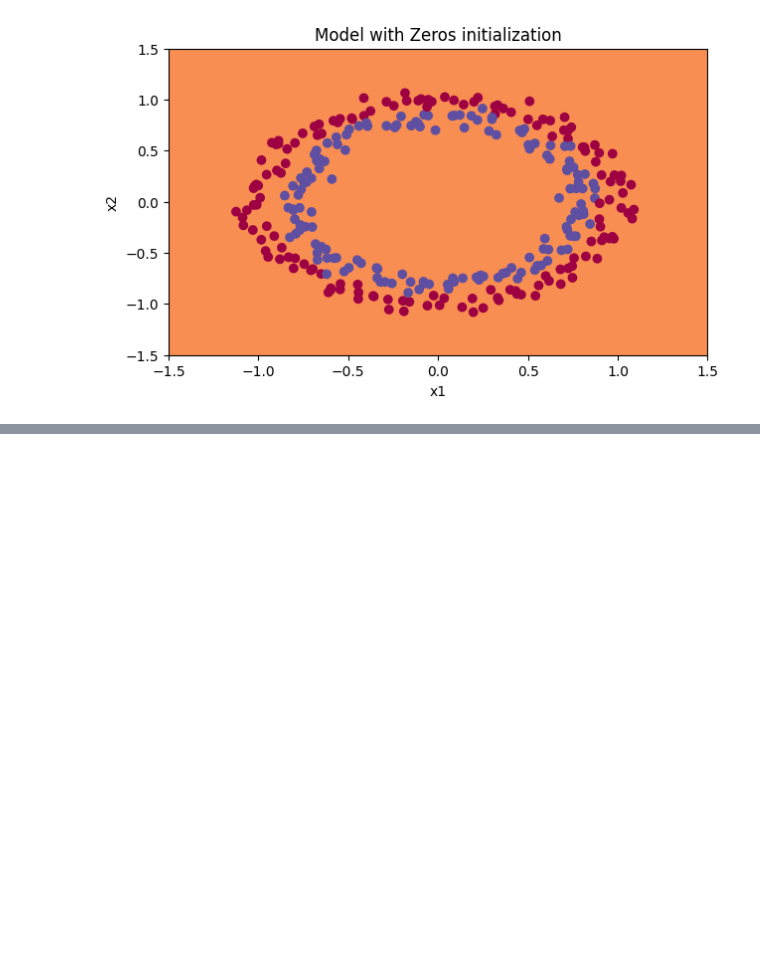
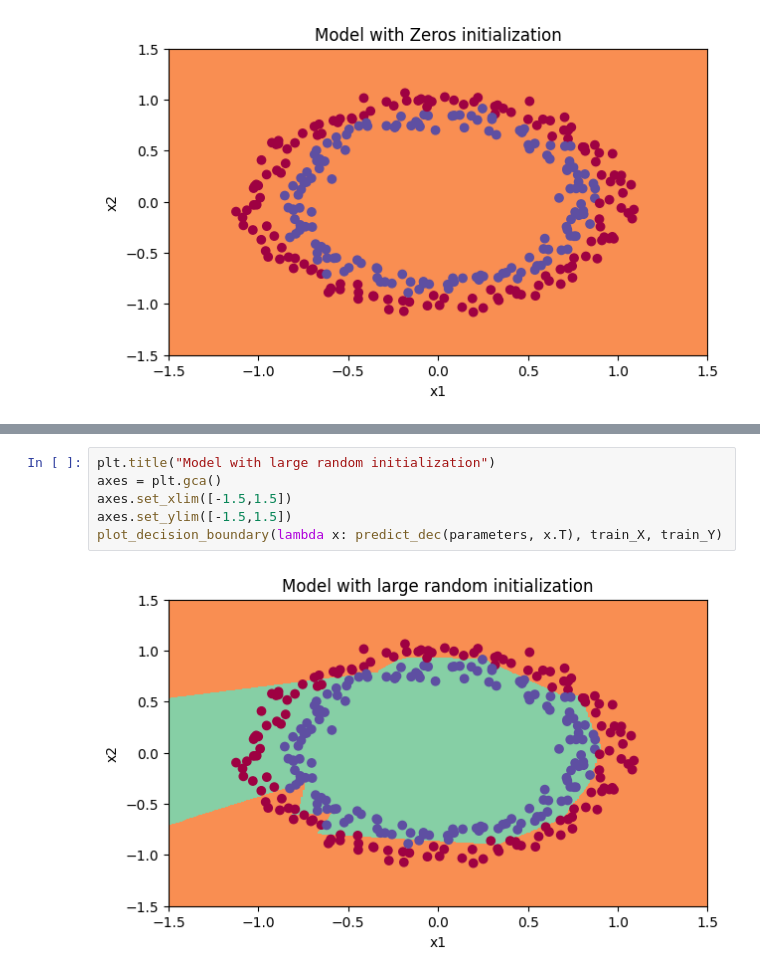
Before and after one commit to isthismanas/Initializing_Parameters, a Jupyter notebook: Initialization.ipynb, the cells around one changed output, grey strips where cells are left out. Saved outputs shown, nothing was run; the diff lists cells and outputs as text; blank space fills up the shorter version.

```diff
--- a/Initialization.ipynb
+++ b/Initialization.ipynb
@@ -135,0 +187,8 @@ plot_decision_boundary(lambda x: predict_dec(parameters, x.T), train_X, train_Y)
+# %%
+plt.title("Model with large random initialization")
+axes = plt.gca()
+axes.set_xlim([-1.5,1.5])
+axes.set_ylim([-1.5,1.5])
+plot_decision_boundary(lambda x: predict_dec(parameters, x.T), train_X, train_Y)
+# %% [output]
+[figure, added]
```
Also changed, not shown: parts of 4 cells of this notebook.
